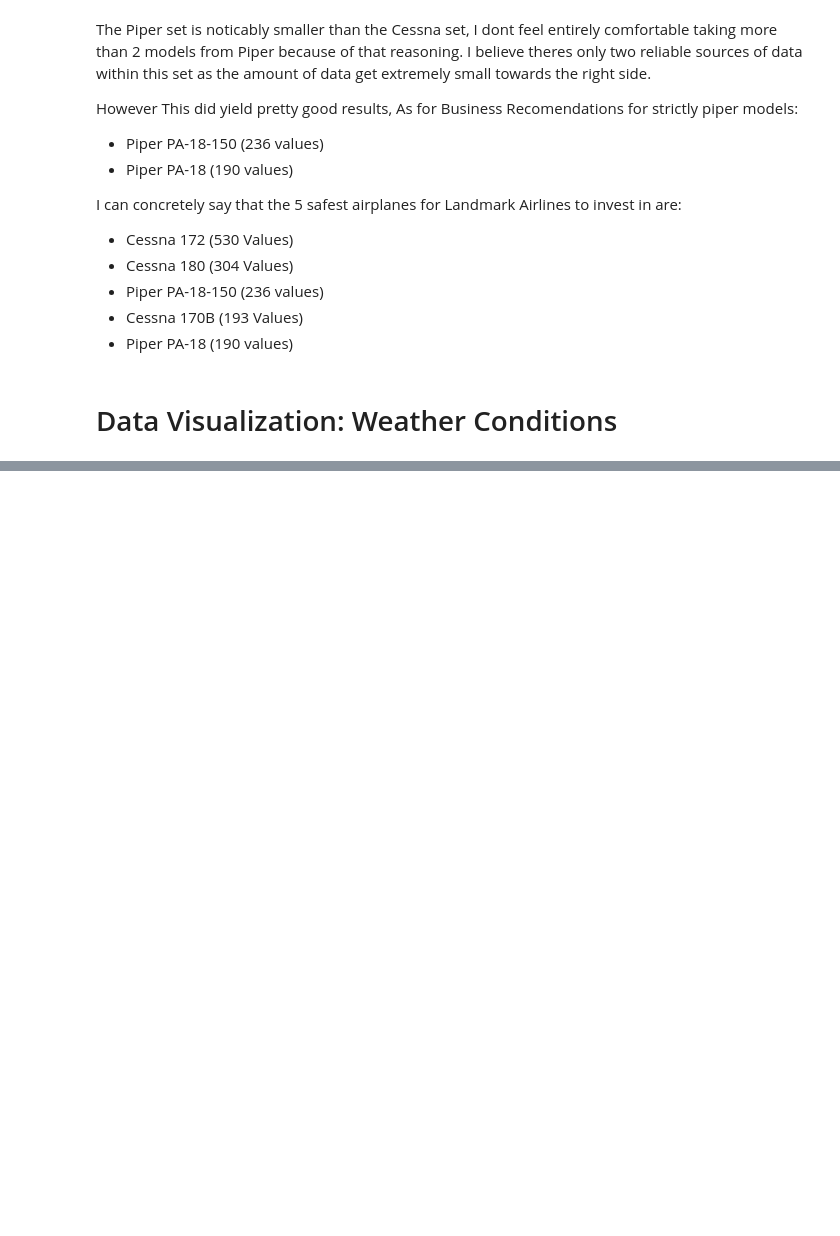
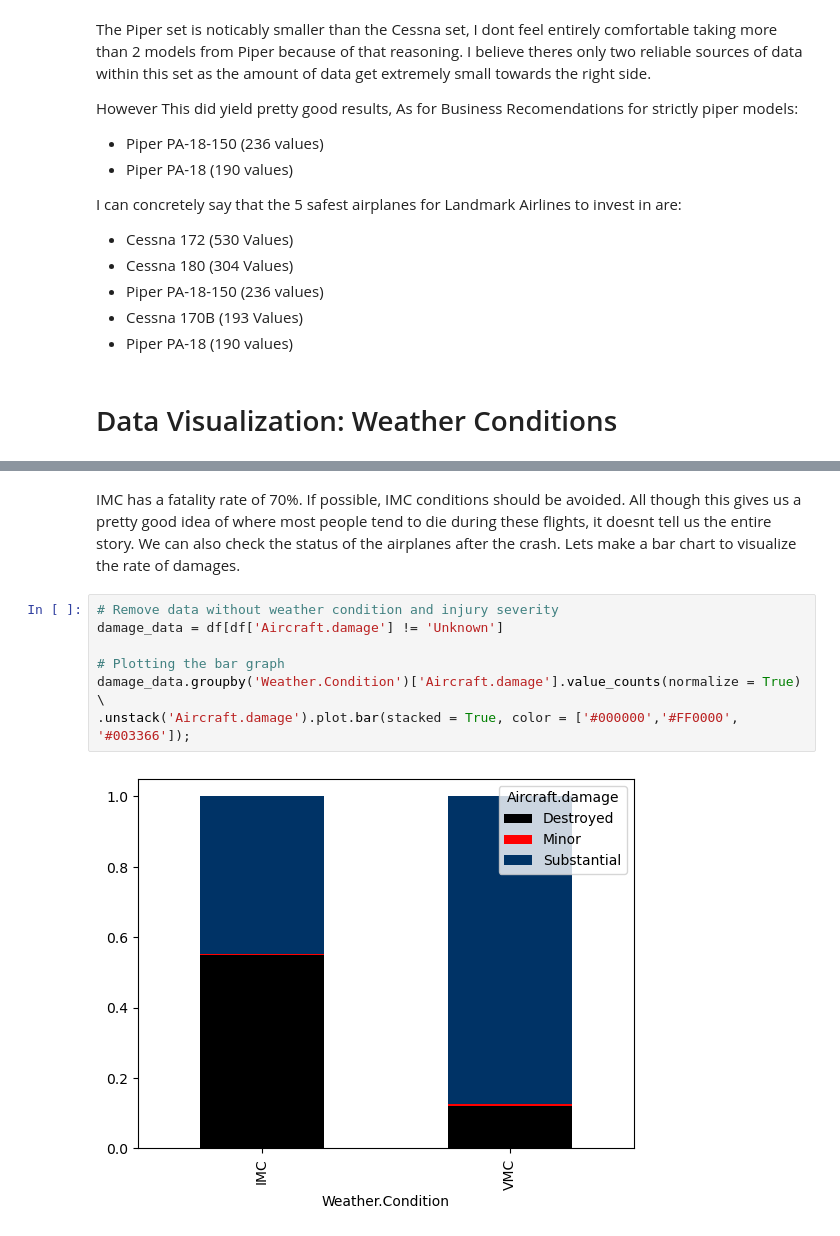
Before and after one commit to LMK08/Aircraft-Company-EDA, a Jupyter notebook: Franko/Visualizing_Aviation_Data.ipynb, the cells around one changed output, grey strips where cells are left out. Saved outputs shown, nothing was run; the diff lists cells and outputs as text; blank space fills up the shorter version.

```diff
--- a/Franko/Visualizing_Aviation_Data.ipynb
+++ b/Franko/Visualizing_Aviation_Data.ipynb
@@ -323,0 +406,11 @@ I can concretely say that the 5 safest airplanes for Landmark Airlines to invest
+# %% [markdown]
+IMC has a fatality rate of 70%. If possible, IMC conditions should be avoided. All though this gives us a pretty good idea of where most people tend to die during these flights, it doesnt tell us the entire story. We can also check the status of the airplanes after the crash. Lets make a bar chart to visualize the rate of damages.
+# %%
+# Remove data without weather condition and injury severity
+damage_data = df[df['Aircraft.damage'] != 'Unknown']
+
+# Plotting the bar graph
+damage_data.groupby('Weather.Condition')['Aircraft.damage'].value_counts(normalize = True) \
+.unstack('Aircraft.damage').plot.bar(stacked = True, color = ['#000000','#FF0000', '#003366']);
+# %% [output]
+[figure, added]
```
Also changed, not shown: parts of 17 cells of this notebook, 1 other file.
